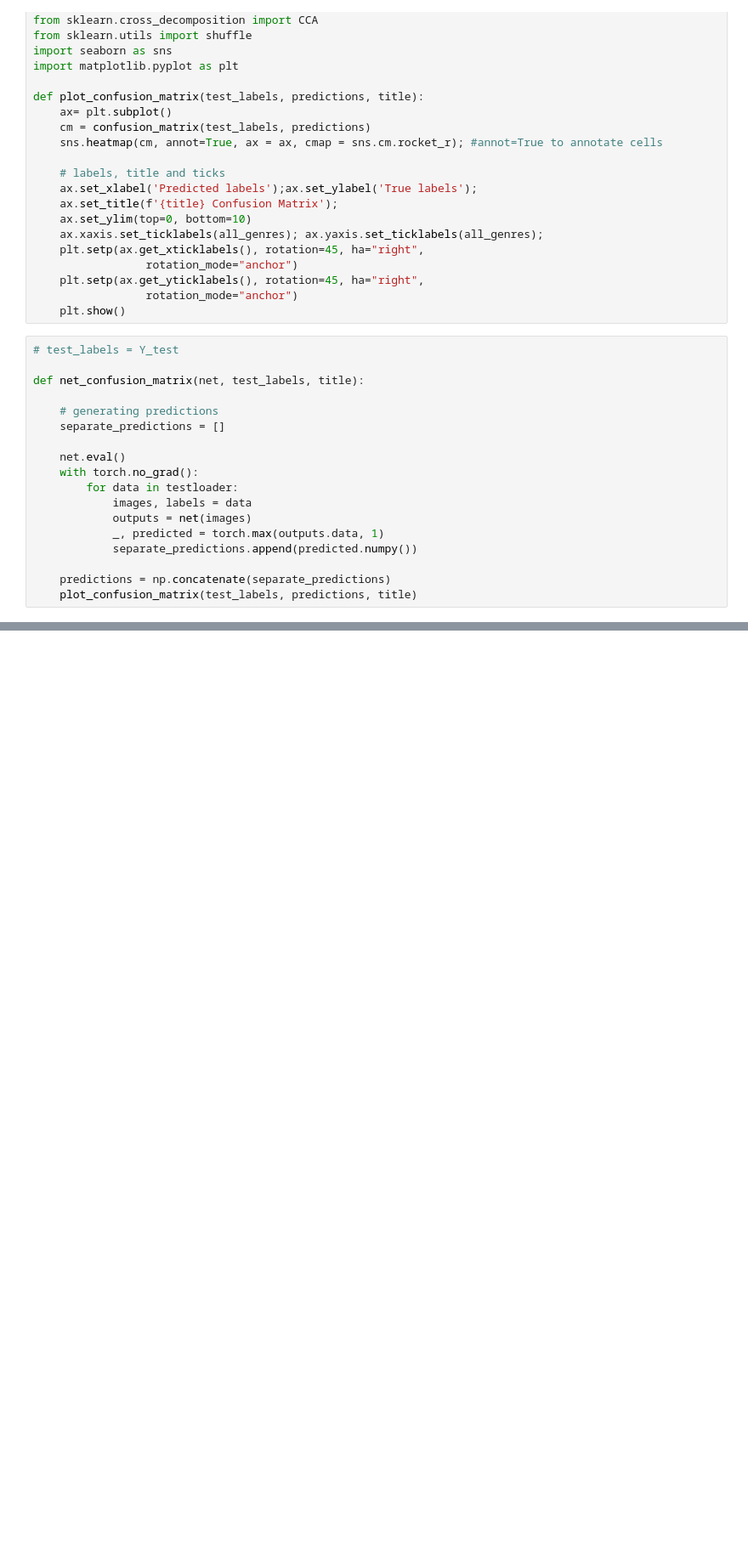
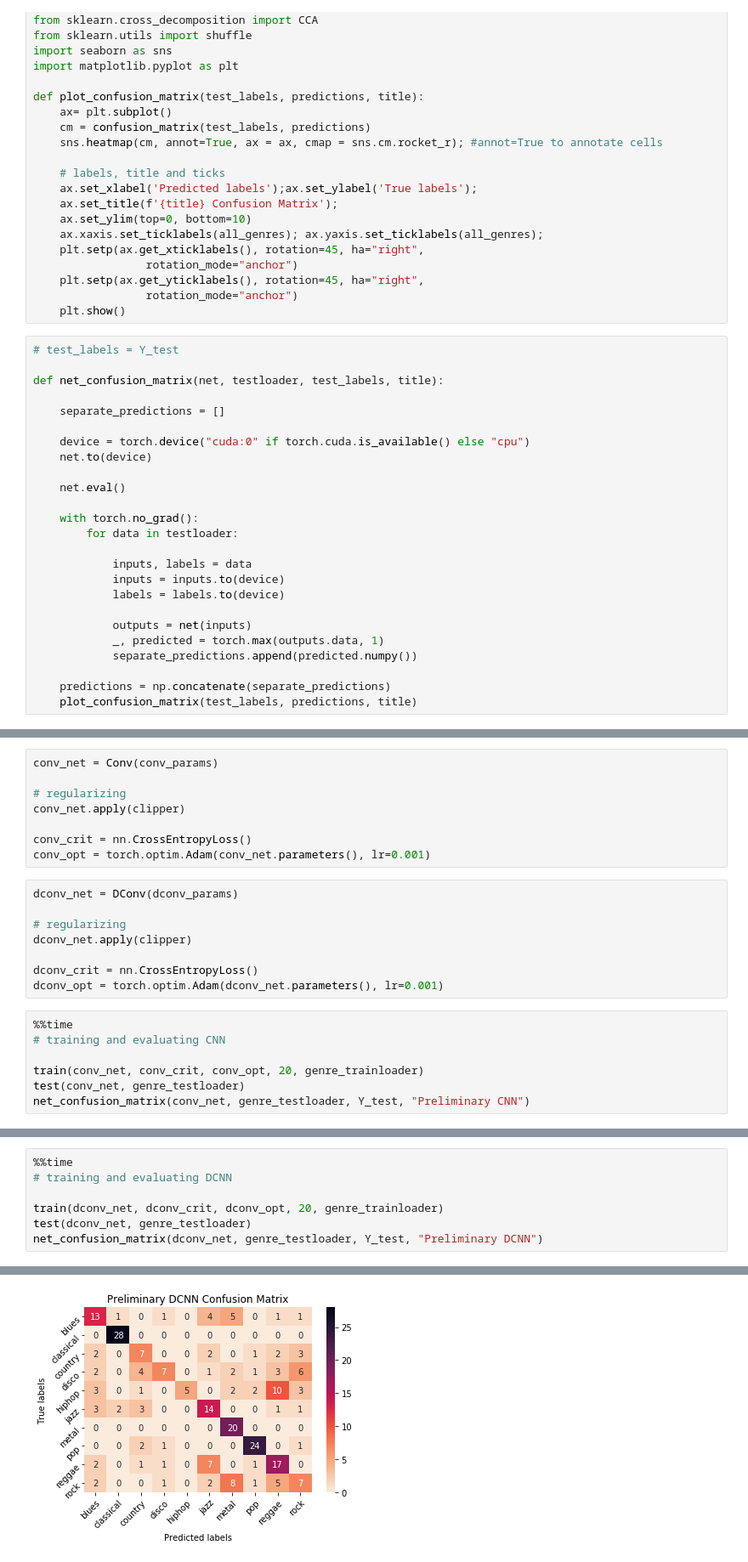
Before and after one commit to brendanyap/Genre-Classification, a Jupyter notebook: Tong_notebook.ipynb, the cells around one changed output, grey strips where cells are left out. Shown at 85% size. Cells and saved outputs as stored; diff of their text form; blank space fills up the shorter version.

```diff
--- a/Tong_notebook.ipynb
+++ b/Tong_notebook.ipynb
@@ -268,16 +429,23 @@ def plot_confusion_matrix(test_labels, predictions, title):
 # %%
 # test_labels = Y_test
 
-def net_confusion_matrix(net, test_labels, title):
+def net_confusion_matrix(net, testloader, test_labels, title):
 
-    # generating predictions
     separate_predictions = []
 
+    device = torch.device("cuda:0" if torch.cuda.is_available() else "cpu")
+    net.to(device)
+
     net.eval()
+
     with torch.no_grad():
         for data in testloader:
-            images, labels = data
-            outputs = net(images)
+
+            inputs, labels = data
+            inputs = inputs.to(device)
+            labels = labels.to(device)
+
+            outputs = net(inputs)
             _, predicted = torch.max(outputs.data, 1)
             separate_predictions.append(predicted.numpy())
 
@@ -295,0 +454,23 @@ TODO:
+# %%
+conv_net = Conv(conv_params)
+
+# regularizing
+conv_net.apply(clipper)
+
+conv_crit = nn.CrossEntropyLoss()
+conv_opt = torch.optim.Adam(conv_net.parameters(), lr=0.001)
+# %%
+dconv_net = DConv(dconv_params)
+
+# regularizing
+dconv_net.apply(clipper)
+
+dconv_crit = nn.CrossEntropyLoss()
+dconv_opt = torch.optim.Adam(dconv_net.parameters(), lr=0.001)
+# %%
+%%time
+# training and evaluating CNN
+
+train(conv_net, conv_crit, conv_opt, 20, genre_trainloader)
+test(conv_net, genre_testloader)
+net_confusion_matrix(conv_net, genre_testloader, Y_test, "Preliminary CNN")
@@ -295,0 +495,8 @@ TODO:
+# %%
+%%time
+# training and evaluating DCNN
+
+train(dconv_net, dconv_crit, dconv_opt, 20, genre_trainloader)
+test(dconv_net, genre_testloader)
+net_confusion_matrix(dconv_net, genre_testloader, Y_test, "Preliminary DCNN")
+# %% [output]
@@ -295,0 +520 @@ TODO:
+[figure, added]
```
Also changed, not shown: parts of 25 cells of this notebook, 1 other file.
